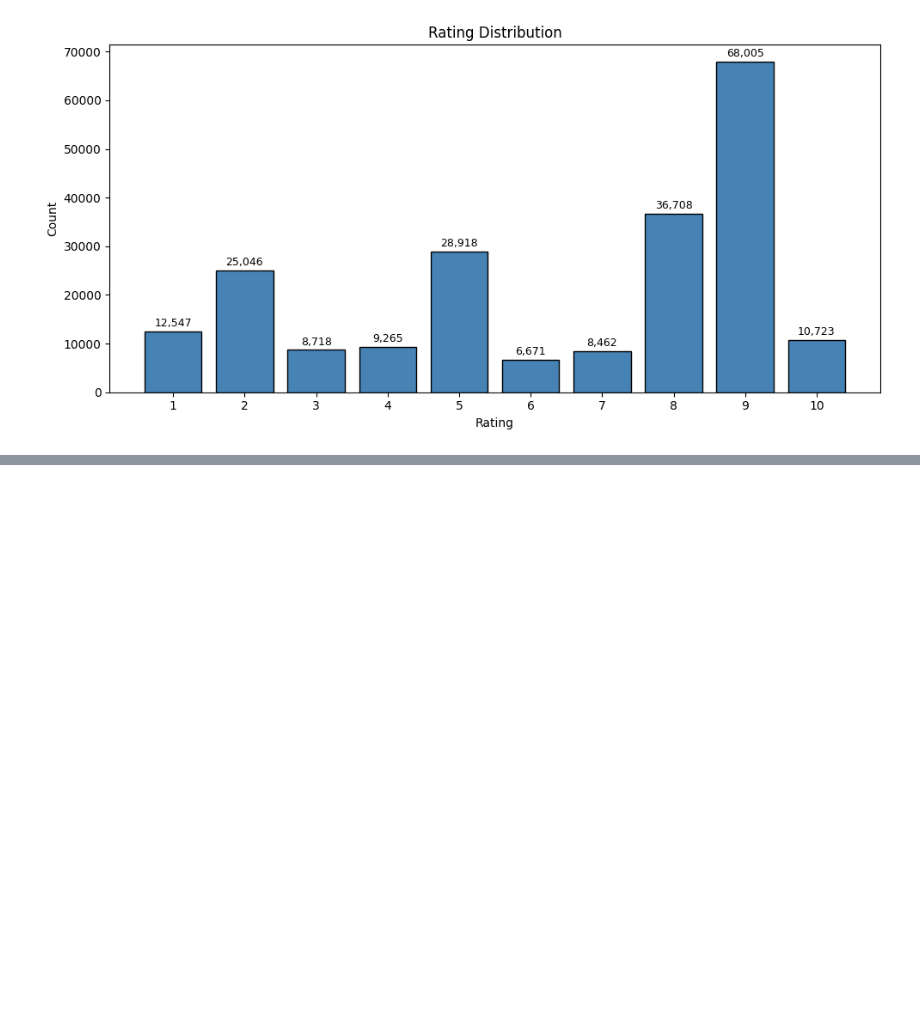
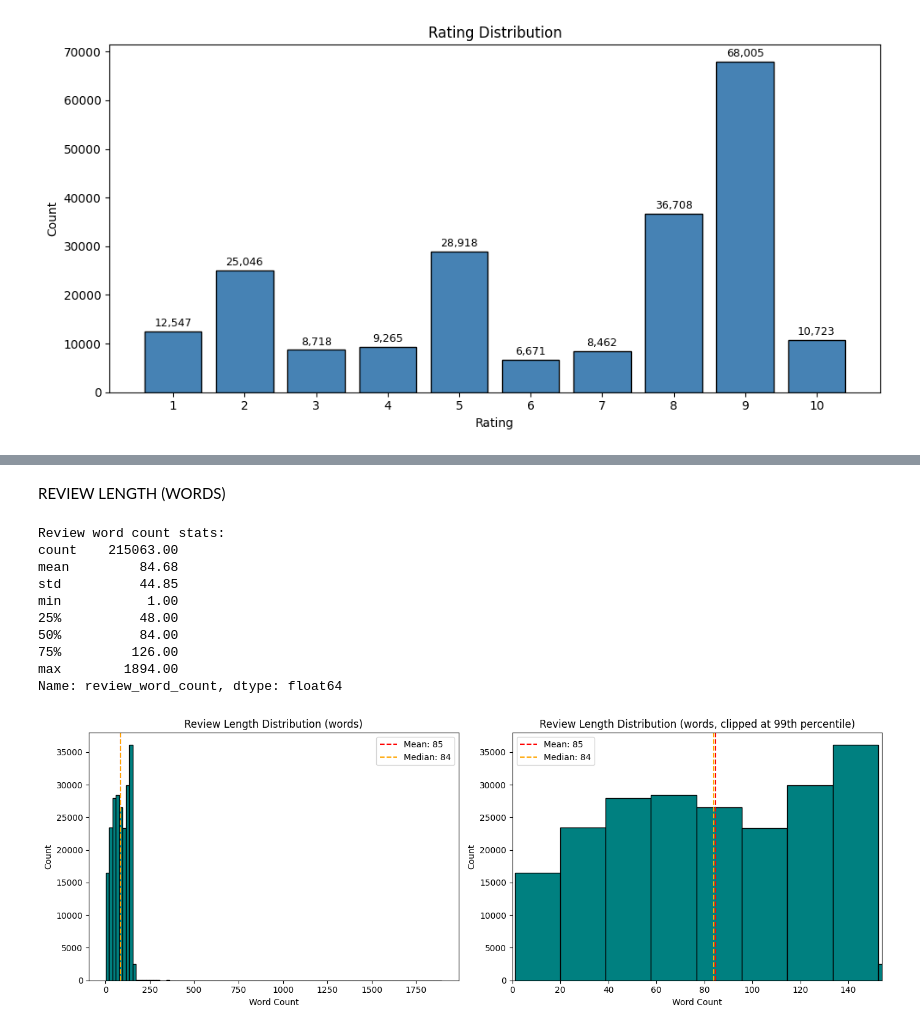
Before and after one commit to azizUB/project_IA, a Jupyter notebook: EDA.ipynb, the cells around one changed output, grey strips where cells are left out. Drawn from its saved outputs; the diff is of its cells as text; code cells hidden in the pictures; blank space fills up the shorter version.

```diff
--- a/EDA.ipynb
+++ b/EDA.ipynb
@@ -134,0 +209,41 @@ plt.show()
+# %% [markdown]
+REVIEW LENGTH (WORDS)
+# %%
+dataset['review_word_count'] = dataset['review'].str.split().str.len()
+
+print("Review word count stats:")
+print(dataset['review_word_count'].describe().round(2))
+
+fig, axes = plt.subplots(1, 2, figsize=(14, 5))
+
+axes[0].hist(dataset['review_word_count'], bins=100, color='teal', edgecolor='black')
+axes[0].set_xlabel('Word Count')
+axes[0].set_ylabel('Count')
+axes[0].set_title('Review Length Distribution (words)')
+axes[0].axvline(dataset['review_word_count'].mean(), color='red', linestyle='--', label=f"Mean: {dataset['review_word_count'].mean():.0f}")
+axes[0].axvline(dataset['review_word_count'].median(), color='orange', linestyle='--', label=f"Median: {dataset['review_word_count'].median():.0f}")
+axes[0].legend()
+
+axes[1].hist(dataset['review_word_count'], bins=100, color='teal', edgecolor='black')
+axes[1].set_xlabel('Word Count')
+axes[1].set_ylabel('Count')
+axes[1].set_title('Review Length Distribution (words, clipped at 99th percentile)')
+axes[1].set_xlim(0, dataset['review_word_count'].quantile(0.99))
+axes[1].axvline(dataset['review_word_count'].mean(), color='red', linestyle='--', label=f"Mean: {dataset['review_word_count'].mean():.0f}")
+axes[1].axvline(dataset['review_word_count'].median(), color='orange', linestyle='--', label=f"Median: {dataset['review_word_count'].median():.0f}")
+axes[1].legend()
+
+plt.tight_layout()
+plt.show()
+# %% [output]
+Review word count stats:
+count    215063.00
+mean         84.68
+std          44.85
+min           1.00
+25%          48.00
+50%          84.00
+75%         126.00
+max        1894.00
+Name: review_word_count, dtype: float64
+[figure, added]
```
Also changed, not shown: parts of 16 cells of this notebook.
